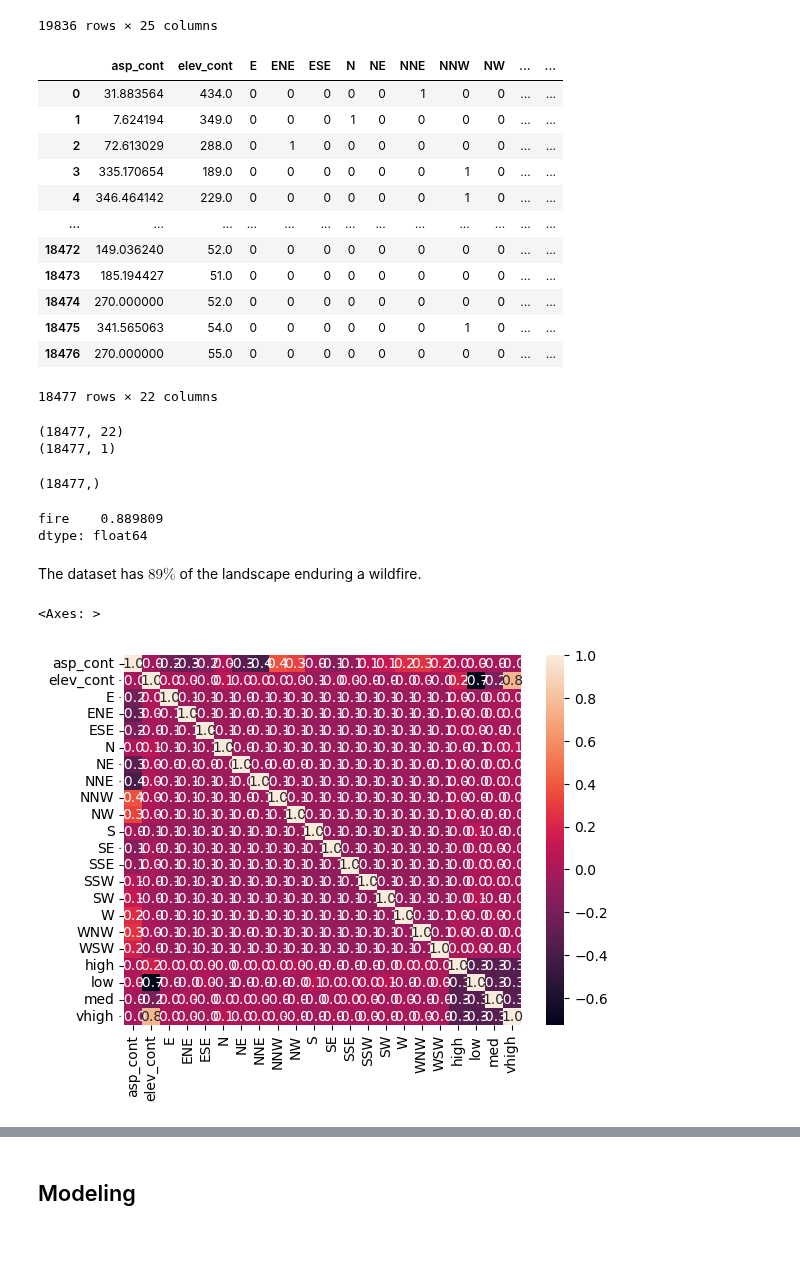
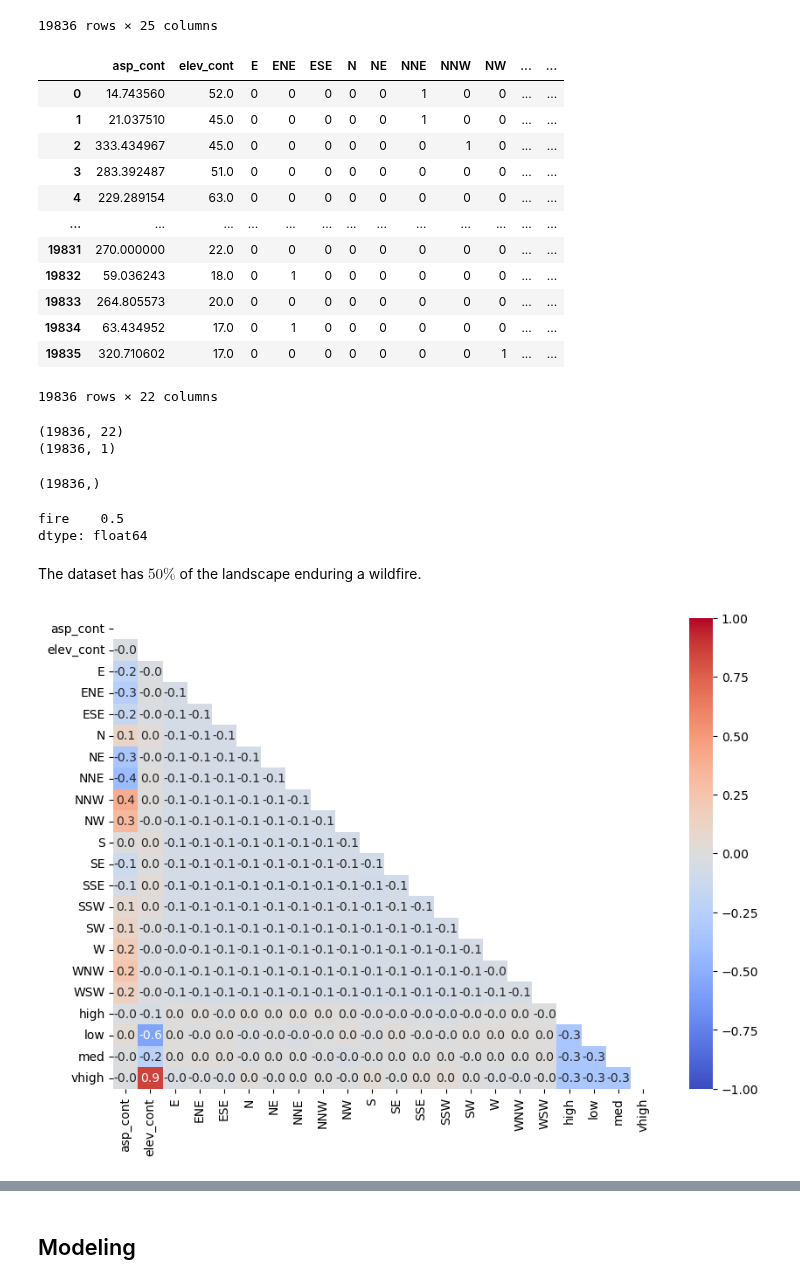
Before and after one commit to sralter/classifire, a Jupyter notebook: 01_capstone_notebooks/alter_samuel_capstone_geoanalysis.ipynb, the cells around one changed output, grey strips where cells are left out. Saved outputs shown, nothing was run; the diff lists cells and outputs as text; code cells hidden in the pictures; blank space fills up the shorter version.

```diff
--- a/01_capstone_notebooks/alter_samuel_capstone_geoanalysis.ipynb
+++ b/01_capstone_notebooks/alter_samuel_capstone_geoanalysis.ipynb
@@ -195,14 +195,14 @@ def elevCategorizer(df_col):
     Hard-codes elevation bins into:
 
     low, medium, high, very high
-    3-193, 306-193, 412-306, 917-412
+    1-185, 185-212, 212-357, 357-924
     '''
 
-    if df_col <= 193:
+    if df_col <= 185:
         return 'low'
-    elif df_col <= 306:
+    elif df_col <= 212:
         return 'med'
-    elif df_col <= 412:
+    elif df_col <= 357:
         return 'high'
     else:
         return 'vhigh'
@@ -310,9 +310,9 @@ sm_geo
 # %%
 # define X and y
 
-droppedCols=['objectid','perim_id','geometry','fire']
+droppedcols=['fire','asp_cat','elev_cat']
 
-cols=[col for col in sm_geo.columns if col not in droppedCols]
+cols=[col for col in sm_geo.columns if col not in droppedcols]
 
 X=sm_geo[cols]
 y=sm_geo[['fire']]
@@ -320,41 +320,48 @@ y=sm_geo[['fire']]
 X
 # %% [output]
 |  | asp_cont | elev_cont | E | ENE | ESE | N | NE | NNE | NNW | NW | ... | ... |
-| 0 | 31.883564 | 434.0 | 0 | 0 | 0 | 0 | 0 | 1 | 0 | 0 | ... | ... |
-| 1 | 7.624194 | 349.0 | 0 | 0 | 0 | 1 | 0 | 0 | 0 | 0 | ... | ... |
-| 2 | 72.613029 | 288.0 | 0 | 1 | 0 | 0 | 0 | 0 | 0 | 0 | ... | ... |
-| 3 | 335.170654 | 189.0 | 0 | 0 | 0 | 0 | 0 | 0 | 1 | 0 | ... | ... |
-| 4 | 346.464142 | 229.0 | 0 | 0 | 0 | 0 | 0 | 0 | 1 | 0 | ... | ... |
+| 0 | 14.743560 | 52.0 | 0 | 0 | 0 | 0 | 0 | 1 | 0 | 0 | ... | ... |
+| 1 | 21.037510 | 45.0 | 0 | 0 | 0 | 0 | 0 | 1 | 0 | 0 | ... | ... |
+| 2 | 333.434967 | 45.0 | 0 | 0 | 0 | 0 | 0 | 0 | 1 | 0 | ... | ... |
+| 3 | 283.392487 | 51.0 | 0 | 0 | 0 | 0 | 0 | 0 | 0 | 0 | ... | ... |
+| 4 | 229.289154 | 63.0 | 0 | 0 | 0 | 0 | 0 | 0 | 0 | 0 | ... | ... |
 | ... | ... | ... | ... | ... | ... | ... | ... | ... | ... | ... | ... | ... |
-| 18472 | 149.036240 | 52.0 | 0 | 0 | 0 | 0 | 0 | 0 | 0 | 0 | ... | ... |
-| 18473 | 185.194427 | 51.0 | 0 | 0 | 0 | 0 | 0 | 0 | 0 | 0 | ... | ... |
-| 18474 | 270.000000 | 52.0 | 0 | 0 | 0 | 0 | 0 | 0 | 0 | 0 | ... | ... |
-| 18475 | 341.565063 | 54.0 | 0 | 0 | 0 | 0 | 0 | 0 | 1 | 0 | ... | ... |
-| 18476 | 270.000000 | 55.0 | 0 | 0 | 0 | 0 | 0 | 0 | 0 | 0 | ... | ... |
+| 19831 | 270.000000 | 22.0 | 0 | 0 | 0 | 0 | 0 | 0 | 0 | 0 | ... | ... |
+| 19832 | 59.036243 | 18.0 | 0 | 1 | 0 | 0 | 0 | 0 | 0 | 0 | ... | ... |
+| 19833 | 264.805573 | 20.0 | 0 | 0 | 0 | 0 | 0 | 0 | 0 | 0 | ... | ... |
+| 19834 | 63.434952 | 17.0 | 0 | 1 | 0 | 0 | 0 | 0 | 0 | 0 | ... | ... |
+| 19835 | 320.710602 | 17.0 | 0 | 0 | 0 | 0 | 0 | 0 | 0 | 1 | ... | ... |
-18477 rows × 22 columns
+19836 rows × 22 columns
 # %%
 print(X.shape)
 print(y.shape)
 # %% [output]
-(18477, 22)
-(18477, 1)
+(19836, 22)
+(19836, 1)
 # %%
-# reshape the y data into a 1D array for modeling
+# reshape the y data into a 1D array for sklearn modeling
 
 y_array=np.ravel(a=y,order='C')
 y_array.shape
 # %% [output]
-(18477,)
+(19836,)
 # %%
-y.sum()/y.count()
+y.mean()
 # %% [output]
-fire    0.889809
+fire    0.5
 dtype: float64
 # %% [markdown]
-The dataset has $89{\%}$ of the landscape enduring a wildfire.
+The dataset has $50{\%}$ of the landscape enduring a wildfire.
 # %%
-sns.heatmap(data=X.corr(),annot=True, fmt='.1f')
+plt.figure(figsize=(10,7))
+mask=np.triu(np.ones_like(X.corr(),dtype=bool))
+sns.heatmap(data=X.corr(),
+            annot=True,
+            fmt='.1f',
+            cmap='coolwarm',
+            vmin=-1,vmax=1,
+            mask=mask)
+plt.show()
 # %% [output]
-<Axes: >
-[figure, old version]
+[figure, new version]
 # %% [markdown]
```
Also changed, not shown: parts of 69 cells of this notebook, 1 other file.
